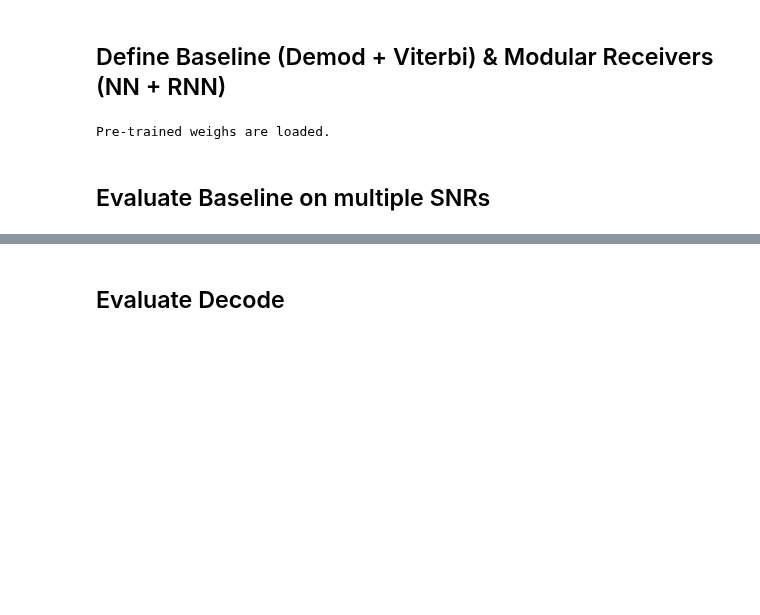
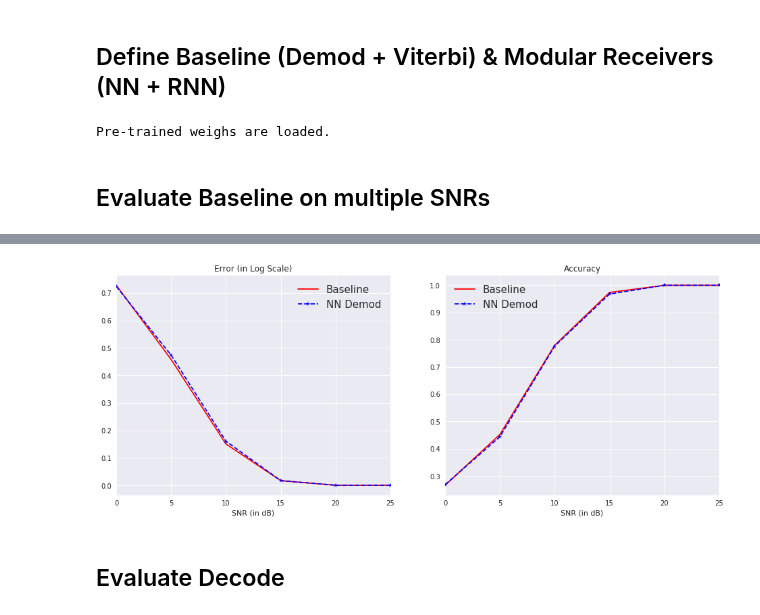
Before and after one commit to datlife/radioml, a Jupyter notebook: Compare_modular_NN_and_baseline.ipynb, the cells around one changed output, grey strips where cells are left out. Cells and saved outputs as stored; diff of their text form; code cells hidden in the pictures; blank space fills up the shorter version.

```diff
--- a/Compare_modular_NN_and_baseline.ipynb
+++ b/Compare_modular_NN_and_baseline.ipynb
@@ -106,2 +91,7 @@ ax2.set_xlim(np.min(snr_range), np.max(snr_range))
+# %%
+_, (ax1, ax2) = plt.subplots(1, 2, figsize=(16, 6))
+utils.visualize_acc_err(ax1, ax2, errors_logs, accuracies_logs, Params.SNR_RANGE)
+# %% [output]
+[figure, added]
 # %% [markdown]
 ## Evaluate Decode
```
Also changed, not shown: parts of 2 cells of this notebook.
